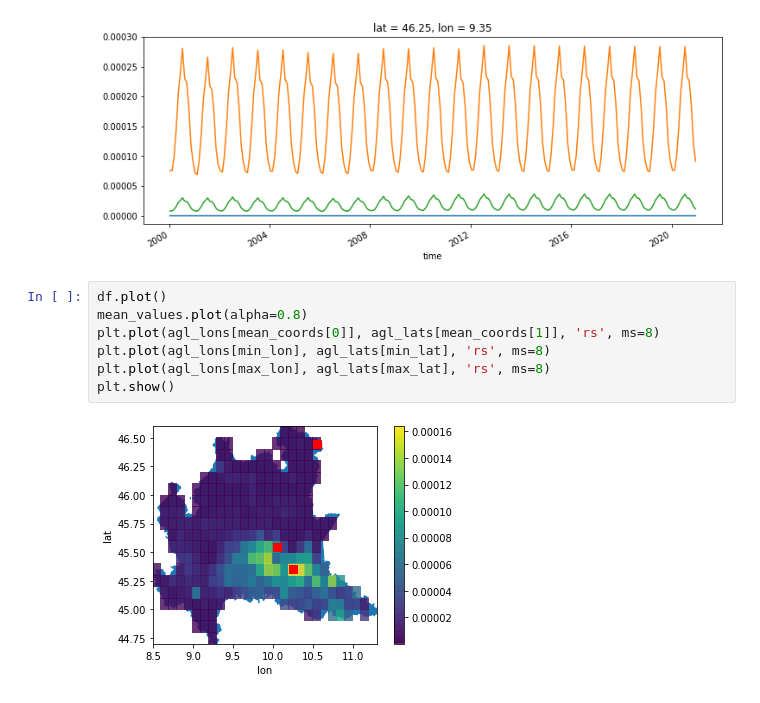
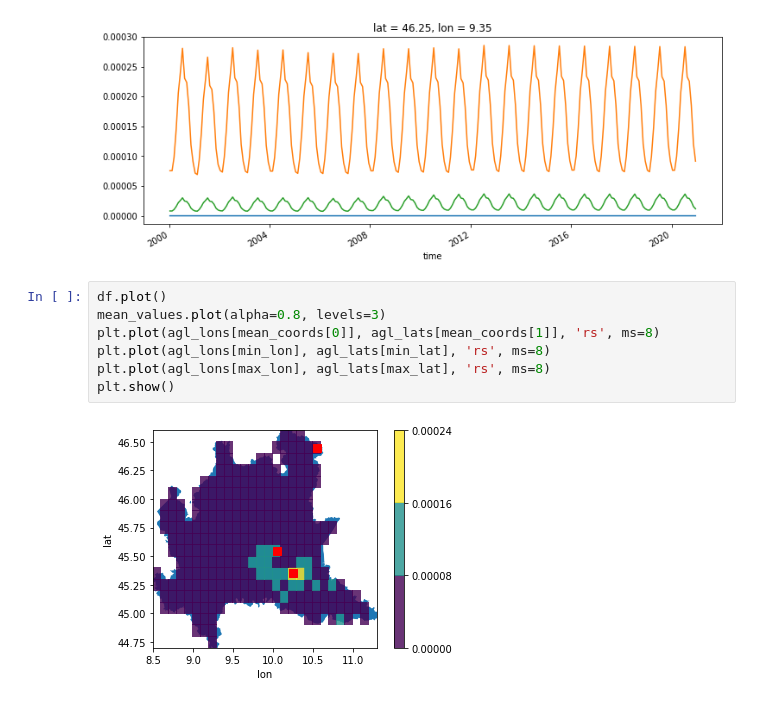
Before and after one commit to samuelexferri/unibg-statistic2, a Jupyter notebook: notebooks/data_preprocessing.ipynb, the cells around one changed output. Drawn from its saved outputs; the diff is of its cells as text.

```diff
--- a/notebooks/data_preprocessing.ipynb
+++ b/notebooks/data_preprocessing.ipynb
@@ -178,10 +178,10 @@ mean_ts.plot()
 [figure]
 # %%
 df.plot()
-mean_values.plot(alpha=0.8)
+mean_values.plot(alpha=0.8, levels=3)
 plt.plot(agl_lons[mean_coords[0]], agl_lats[mean_coords[1]], 'rs', ms=8)
 plt.plot(agl_lons[min_lon], agl_lats[min_lat], 'rs', ms=8)
 plt.plot(agl_lons[max_lon], agl_lats[max_lat], 'rs', ms=8)
 plt.show()
 # %% [output]
-[figure, old version]
+[figure, new version]
```
Also changed, not shown: 17 other files.
